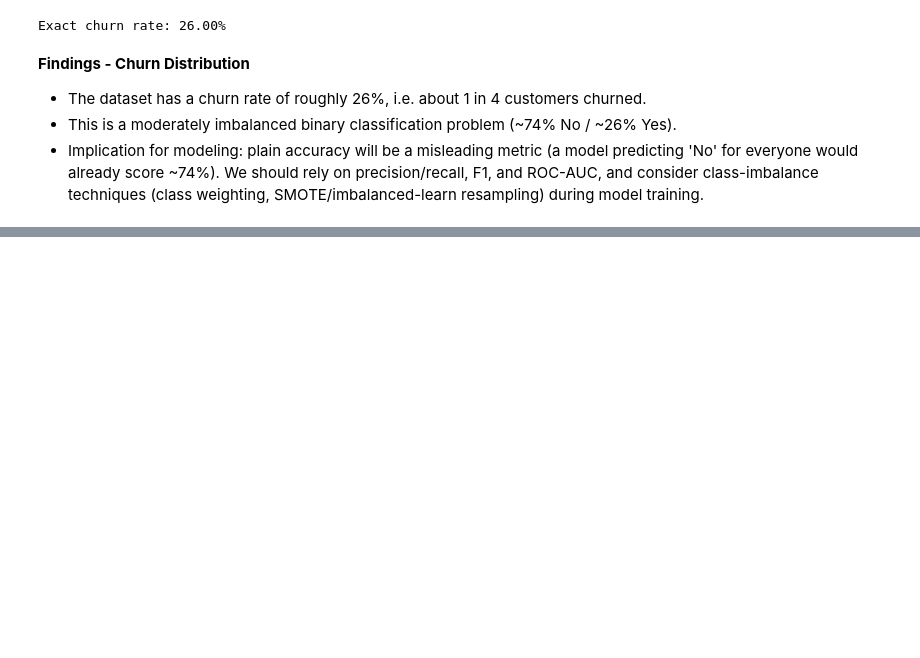
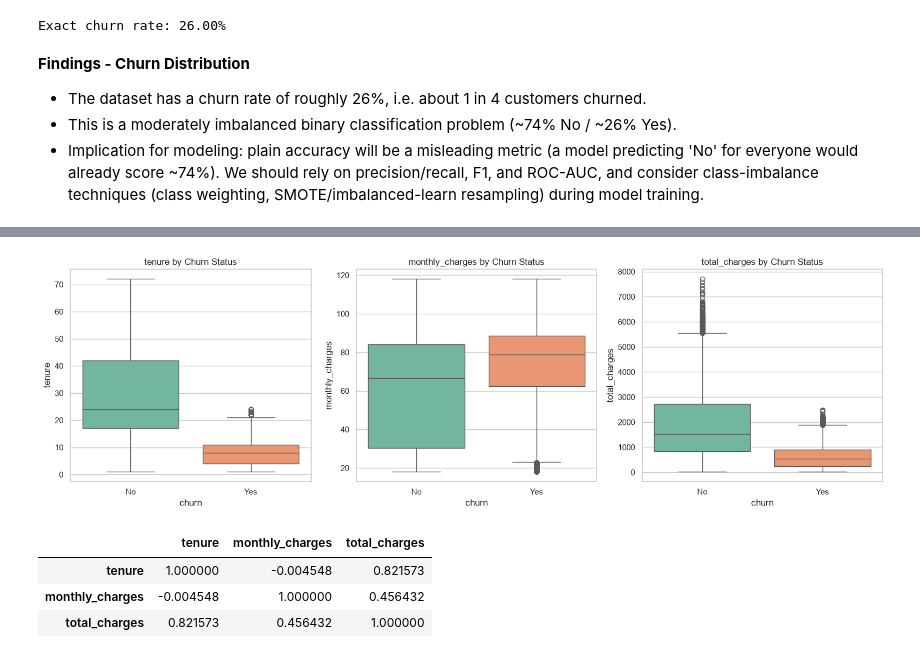
Before and after one commit to raja69reddy/customer-churn-predictor, a Jupyter notebook: notebooks/01_eda.ipynb, the cells around one changed output, grey strips where cells are left out. Cells and saved outputs as stored; diff of their text form; code cells hidden in the pictures; blank space fills up the shorter version.

```diff
--- a/notebooks/01_eda.ipynb
+++ b/notebooks/01_eda.ipynb
@@ -157,0 +171,17 @@ Exact churn rate: 26.00%
+# %%
+fig, axes = plt.subplots(1, 3, figsize=(16, 5))
+for ax, col in zip(axes, numeric_cols):
+    sns.boxplot(data=df, x='churn', y=col, hue='churn', palette='Set2', legend=False, ax=ax)
+    ax.set_title(f'{col} by Churn Status')
+plt.tight_layout()
+plt.show()
+# %% [output]
+[figure, added]
+# %%
+numeric_corr = df[numeric_cols].corr()
+numeric_corr
+# %% [output]
+|  | tenure | monthly_charges | total_charges |
+| tenure | 1.000000 | -0.004548 | 0.821573 |
+| monthly_charges | -0.004548 | 1.000000 | 0.456432 |
+| total_charges | 0.821573 | 0.456432 | 1.000000 |
```
Also changed, not shown: parts of 3 cells of this notebook.
